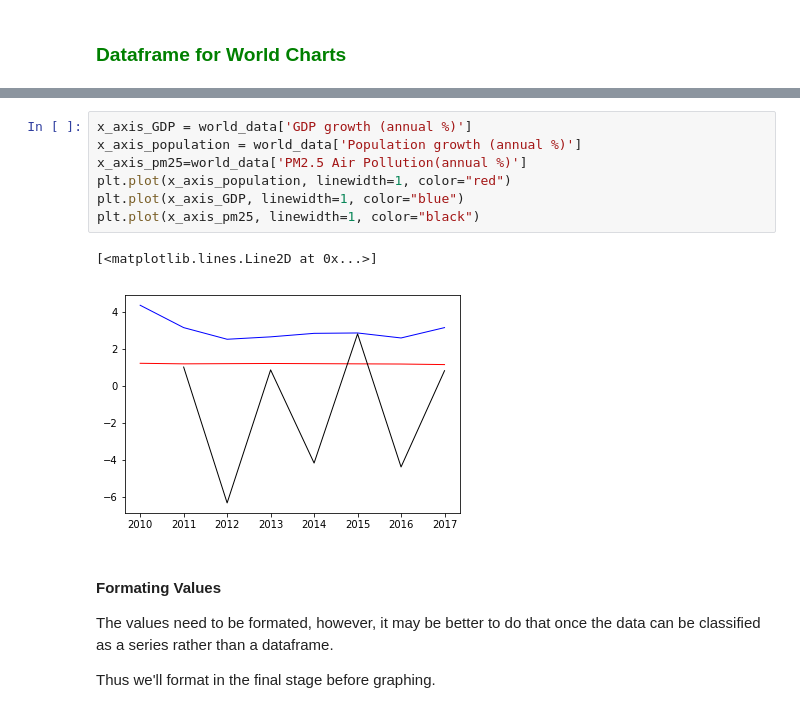
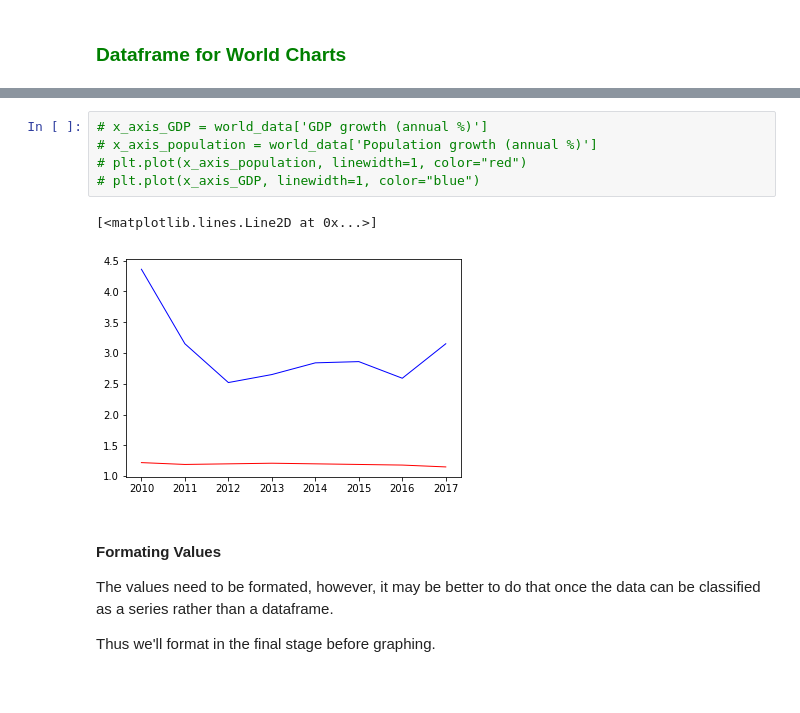
Before and after one commit to JosefinaAureaAmaro/00_Project_Python_DataAnalysis, a Jupyter notebook: Summarized_Growth rate_PM25.ipynb, the cells around one changed output, grey strips where cells are left out. Cells and saved outputs as stored; diff of their text form.

```diff
--- a/Summarized_Growth rate (GDP,PM25,Population).ipynb
+++ b/Summarized_Growth rate_PM25.ipynb
@@ -341,13 +355,11 @@ world_data
 # %%
-x_axis_GDP = world_data['GDP growth (annual %)']
-x_axis_population = world_data['Population growth (annual %)']
-x_axis_pm25=world_data['PM2.5 Air Pollution(annual %)']
-plt.plot(x_axis_population, linewidth=1, color="red")
-plt.plot(x_axis_GDP, linewidth=1, color="blue")
-plt.plot(x_axis_pm25, linewidth=1, color="black")
+# x_axis_GDP = world_data['GDP growth (annual %)']
+# x_axis_population = world_data['Population growth (annual %)']
+# plt.plot(x_axis_population, linewidth=1, color="red")
+# plt.plot(x_axis_GDP, linewidth=1, color="blue")
 # %% [output]
 [<matplotlib.lines.Line2D at 0x...>]
-[figure, old version]
+[figure, new version]
 # %% [markdown]
 #### Formating Values
 The values need to be formated, however, it may be better to do that once the data can be classified as a series rather than a dataframe.
```
Also changed, not shown: parts of 1 cell of this notebook, 11 other files.
